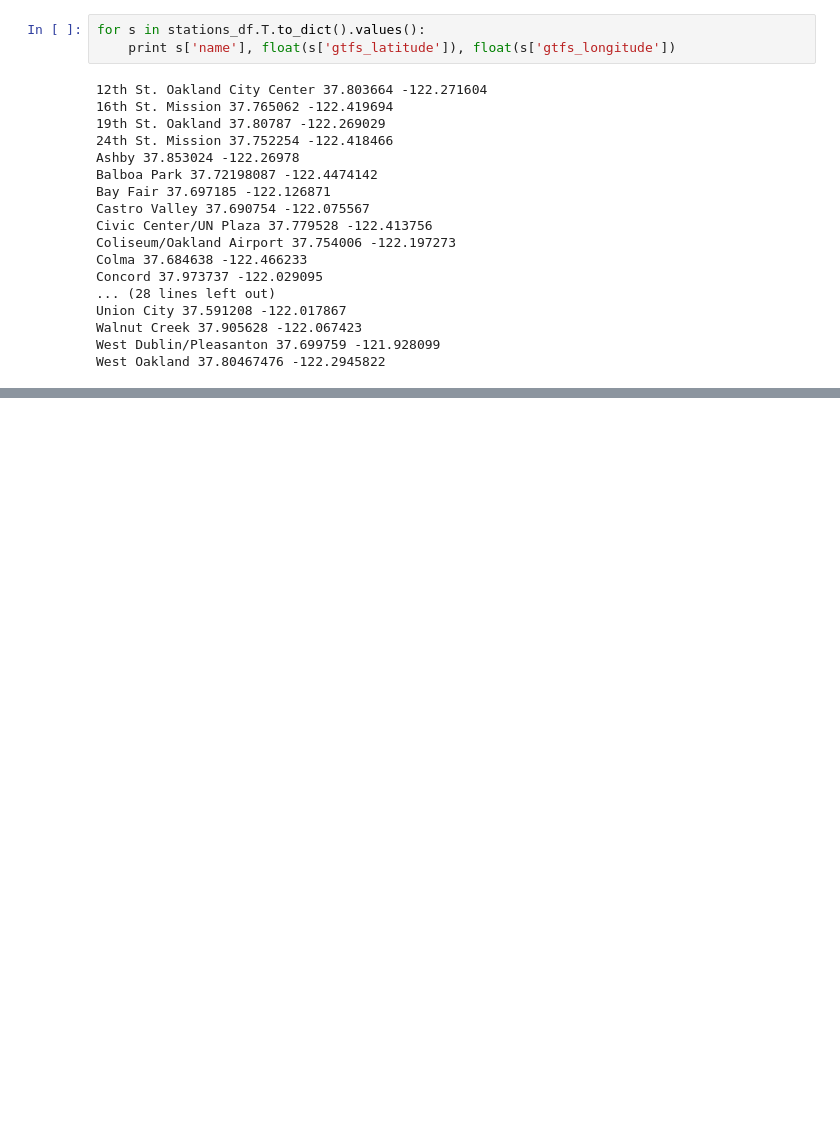
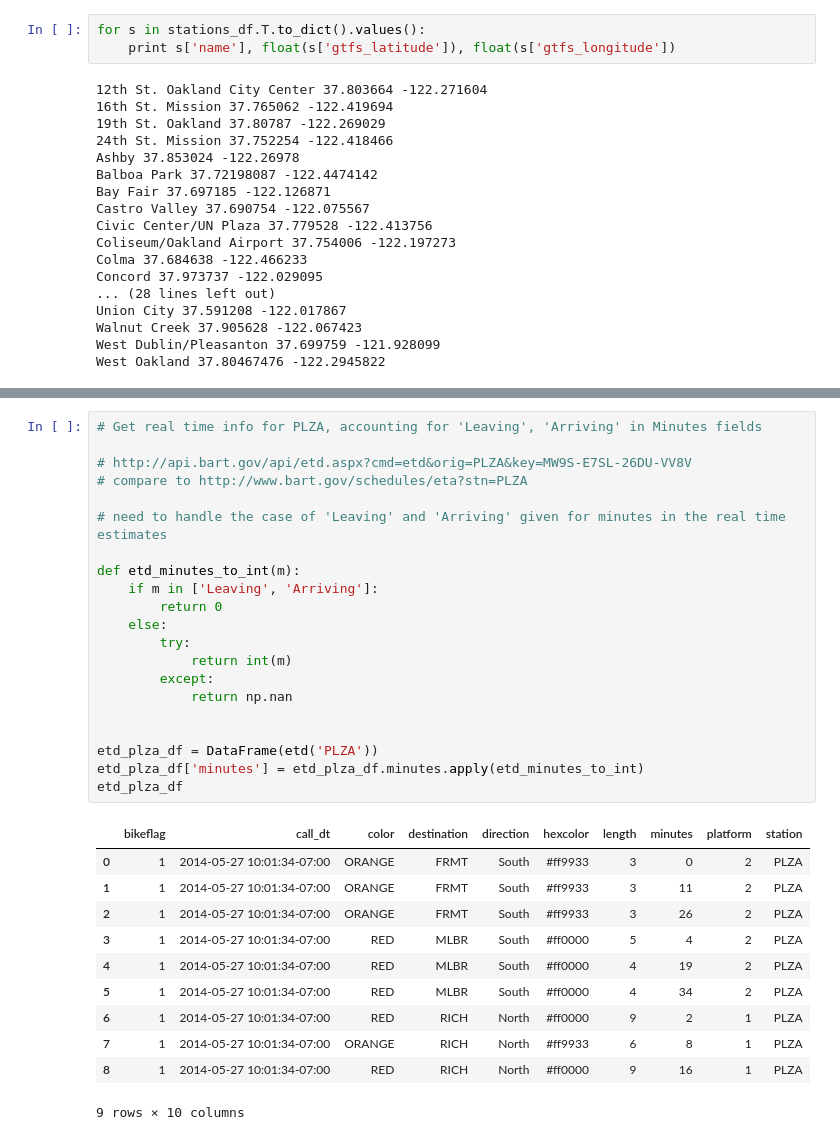
Before and after one commit to rdhyee/consuming-apis-with-python, a Jupyter notebook: BART.ipynb, the cells around one changed output, grey strips where cells are left out. Drawn from its saved outputs; the diff is of its cells as text; blank space fills up the shorter version.

```diff
--- a/BART.ipynb
+++ b/BART.ipynb
@@ -555,0 +529,33 @@ Name: abbr, dtype: object
+# %%
+# Get real time info for PLZA, accounting for 'Leaving', 'Arriving' in Minutes fields
+
+# http://api.bart.gov/api/etd.aspx?cmd=etd&orig=PLZA&key=MW9S-E7SL-26DU-VV8V
+# compare to http://www.bart.gov/schedules/eta?stn=PLZA
+
+# need to handle the case of 'Leaving' and 'Arriving' given for minutes in the real time estimates
+
+def etd_minutes_to_int(m):
+    if m in ['Leaving', 'Arriving']:
+        return 0
+    else:
+        try:
+            return int(m)
+        except:
+            return np.nan
+
+
+etd_plza_df = DataFrame(etd('PLZA'))
+etd_plza_df['minutes'] = etd_plza_df.minutes.apply(etd_minutes_to_int)
+etd_plza_df
+# %% [output]
+|  | bikeflag | call_dt | color | destination | direction | hexcolor | length | minutes | platform | station |
+| 0 | 1 | 2014-05-27 10:01:34-07:00 | ORANGE | FRMT | South | #ff9933 | 3 | 0 | 2 | PLZA |
+| 1 | 1 | 2014-05-27 10:01:34-07:00 | ORANGE | FRMT | South | #ff9933 | 3 | 11 | 2 | PLZA |
+| 2 | 1 | 2014-05-27 10:01:34-07:00 | ORANGE | FRMT | South | #ff9933 | 3 | 26 | 2 | PLZA |
+| 3 | 1 | 2014-05-27 10:01:34-07:00 | RED | MLBR | South | #ff0000 | 5 | 4 | 2 | PLZA |
+| 4 | 1 | 2014-05-27 10:01:34-07:00 | RED | MLBR | South | #ff0000 | 4 | 19 | 2 | PLZA |
+| 5 | 1 | 2014-05-27 10:01:34-07:00 | RED | MLBR | South | #ff0000 | 4 | 34 | 2 | PLZA |
+| 6 | 1 | 2014-05-27 10:01:34-07:00 | RED | RICH | North | #ff0000 | 9 | 2 | 1 | PLZA |
+| 7 | 1 | 2014-05-27 10:01:34-07:00 | ORANGE | RICH | North | #ff9933 | 6 | 8 | 1 | PLZA |
+| 8 | 1 | 2014-05-27 10:01:34-07:00 | RED | RICH | North | #ff0000 | 9 | 16 | 1 | PLZA |
+9 rows × 10 columns
```
Also changed, not shown: parts of 71 cells of this notebook, 13 other files.
